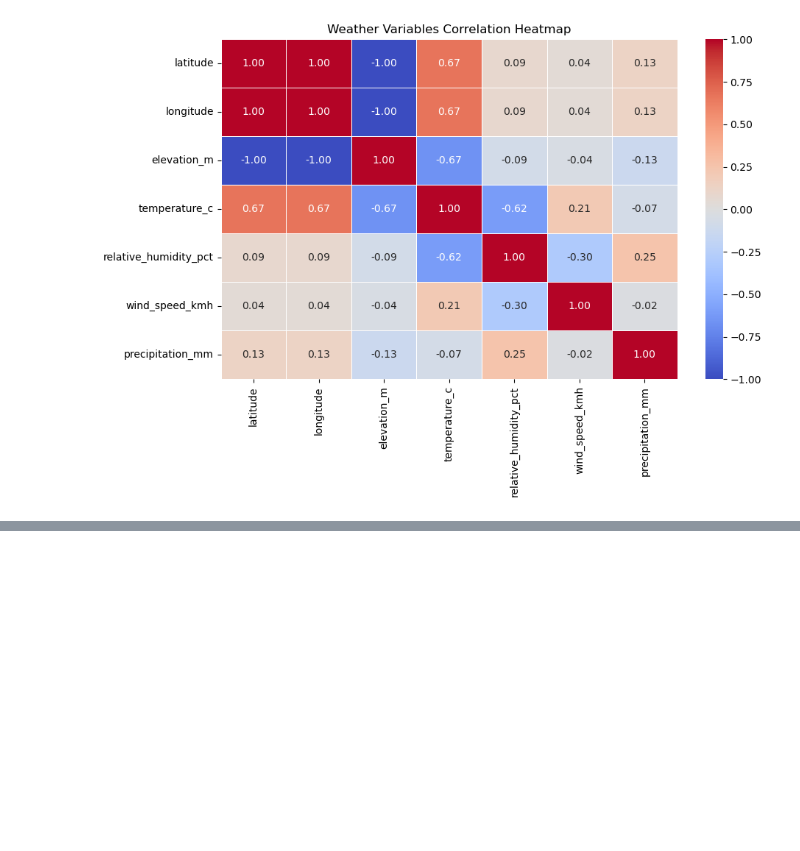
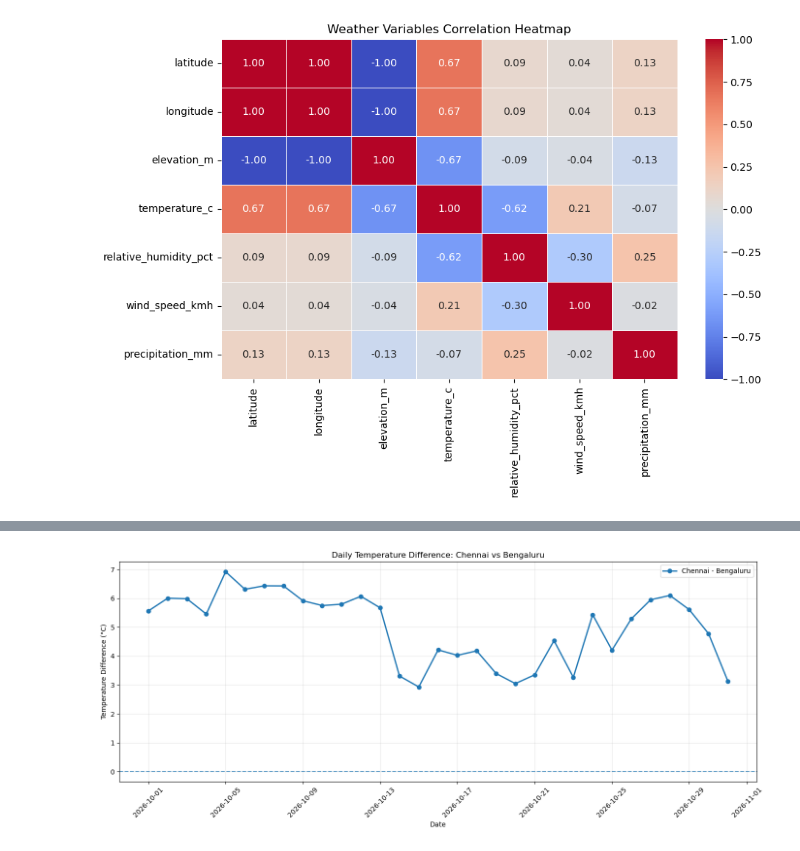
Before and after one commit to shabaz-syed/AtomSync-MicroClimate-Analaytics, a Jupyter notebook: Notebooks/01_data_understanding.ipynb, the cells around one changed output, grey strips where cells are left out. Cells and saved outputs as stored; diff of their text form; code cells hidden in the pictures; blank space fills up the shorter version.

```diff
--- a/Notebooks/01_data_understanding.ipynb
+++ b/Notebooks/01_data_understanding.ipynb
@@ -1272,0 +1499,16 @@ plt.show()
+# %%
+
+# DAILY TEMPERATURE DIFFERENCE
+
+daily_temp_pivot = daily_temp.pivot(
+    index='date',
+    columns='city',
+    values='temperature_c'
+)
+
+daily_temp_pivot['Difference'] = (
+    daily_temp_pivot['Chennai'] -
+    daily_temp_pivot['Bengaluru']
+)
+
+daily_temp_pivot.head()
@@ -1272,0 +1523,27 @@ plt.show()
+# %%
+
+# DAILY TEMPERATURE DIFFERENCE: CHENNAI VS BENGALURU
+
+plt.figure(figsize=(14, 6))
+
+plt.plot(
+    daily_temp_pivot.index,
+    daily_temp_pivot['Difference'],
+    marker='o',
+    linewidth=2,
+    label='Chennai - Bengaluru'
+)
+
+plt.axhline(y=0, linestyle='--', alpha=0.7)
+
+plt.title('Daily Temperature Difference: Chennai vs Bengaluru')
+plt.xlabel('Date')
+plt.ylabel('Temperature Difference (°C)')
+plt.xticks(rotation=45)
+plt.legend()
+plt.grid(alpha=0.3)
+
+plt.tight_layout()
+plt.show()
+# %% [output]
+[figure, added]
```
Also changed, not shown: parts of 16 cells of this notebook.
